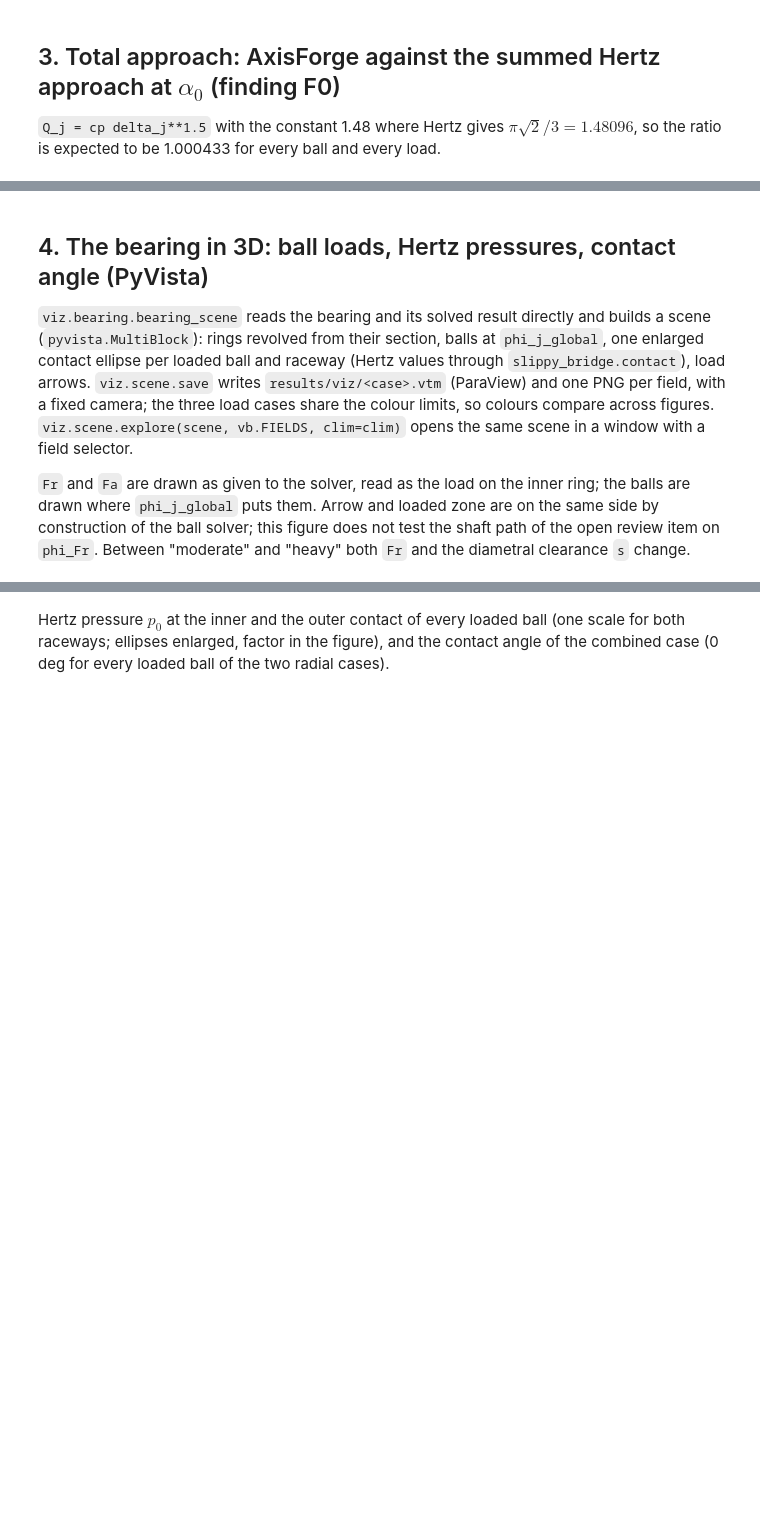
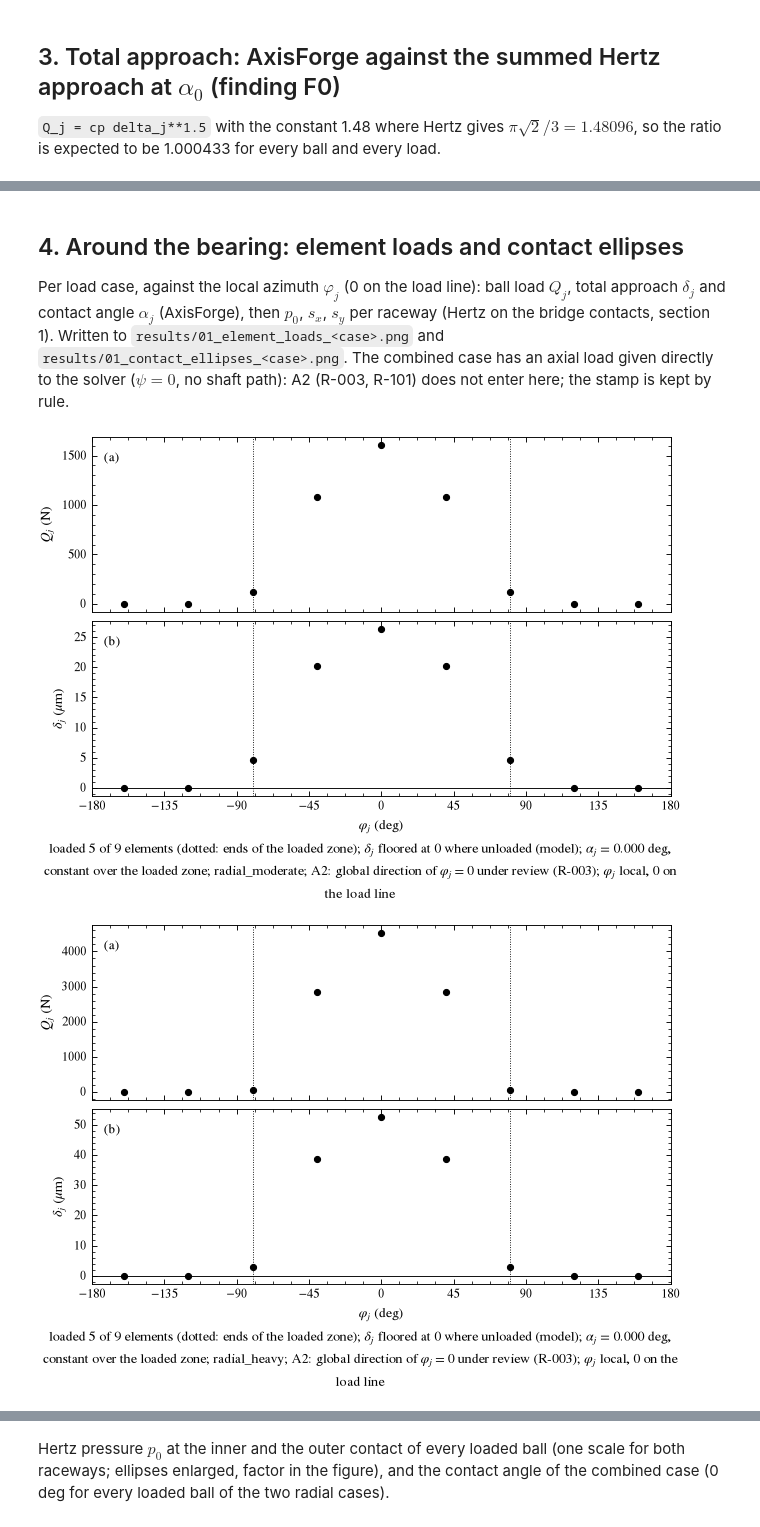
Before and after one commit to JRaposo-m/AxisForge-Design-Studies, a Jupyter notebook: validation/bearings/iso16281_ball_contact/01_contacts_vs_hertz.ipynb, the cells around one changed output, grey strips where cells are left out. Drawn from its saved outputs; the diff is of its cells as text; code cells hidden in the pictures; blank space fills up the shorter version.

```diff
--- a/validation/bearings/iso16281_ball_contact/01_contacts_vs_hertz.ipynb
+++ b/validation/bearings/iso16281_ball_contact/01_contacts_vs_hertz.ipynb
@@ -53,6 +59,7 @@ Each row starts from `Contact.record()`, which carries `label` and `case_hash`:
 with the static-step records of the BEM study.
 # %%
 contact_records, approach_records = [], []
+elements = {}                                             # case -> element_records (figures, section 4)
 for name, load in cd.LOADS.items():
     bearing = cd.build_bearing(load["s"])
     result = ISO16281BallSolver().solve_contact(bearing, Fr_xz=load["Fr"], Fr_xy=0.0, Fa=load["Fa"],
@@ -73,7 +80,8 @@ for name, load in cd.LOADS.items():
             # r2[1] is the groove radius [m], concave (negative): its magnitude. s_y as an arc.
             "edge_angle_rad": alpha_j + judge["s_y_m"] / abs(c.case.r2[1]),
         })
-    for e in element_records(result):                     # AxisForge: delta_mm = approach of the two raceways
+    elements[name] = element_records(result)
+    for e in elements[name]:                              # AxisForge: delta_mm = approach of the two raceways
         if e["j"] in approach_alpha0_m:                   # loaded balls only
             approach_records.append({
                 "case": name, "solver_ok": bool(result.ok), "j": e["j"], "Q_N": e["Q_N"],
@@ -153,17 +161,22 @@ radial_moderate     yes  8  1078.1                 20.1946
 
 written: results\contacts.csv, results\approach.csv
 # %% [markdown]
-## 4. The bearing in 3D: ball loads, Hertz pressures, contact angle (PyVista)
+## 4. Around the bearing: element loads and contact ellipses
 
-`viz.bearing.bearing_scene` reads the bearing and its solved result directly and builds a scene
-(`pyvista.MultiBlock`): rings revolved from their section, balls at `phi_j_global`, one enlarged
-contact ellipse per loaded ball and raceway (Hertz values through `slippy_bridge.contact`), load
-arrows. `viz.scene.save` writes `results/viz/<case>.vtm` (ParaView) and one PNG per field, with a
-fixed camera; the three load cases share the colour limits, so colours compare across figures.
-`viz.scene.explore(scene, vb.FIELDS, clim=clim)` opens the same scene in a window with a field
-selector.
-
-`Fr` and `Fa` are drawn as given to the solver, read as the load on the inner ring; the balls are
-drawn where `phi_j_global` puts them. Arrow and loaded zone are on the same side by construction
-of the ball solver; this figure does not test the shaft path of the open review item on `phi_Fr`.
-Between "moderate" and "heavy" both `Fr` and the diametral clearance `s` change.
+Per load case, against the local azimuth $\varphi_j$ (0 on the load line): ball load $Q_j$, total
+approach $\delta_j$ and contact angle $\alpha_j$ (AxisForge), then $p_0$, $s_x$, $s_y$ per raceway
+(Hertz on the bridge contacts, section 1). Written to `results/01_element_loads_<case>.png` and
+`results/01_contact_ellipses_<case>.png`. The combined case has an axial load given directly to
+the solver ($\psi = 0$, no shaft path): A2 (R-003, R-101) does not enter here; the stamp is kept
+by rule.
+# %%
+for name, recs in elements.items():
+    fig = bearing_plots.element_loads([e["phi_rad"] for e in recs], [e["Q_N"] for e in recs],
+                                      delta_mm=[e["delta_mm"] for e in recs], alpha_rad=[e["alpha_rad"] for e in recs],
+                                      note=f"{name}; {bearing_plots.A2_NOTE}")
+    fig.savefig(RESULTS / f"01_element_loads_{name}.png")
+    display(fig)
+    plt.close(fig)
+# %% [output]
+[figure, added]
+[figure, added]
```
Also changed, not shown: parts of 5 cells of this notebook, 1 other file.
